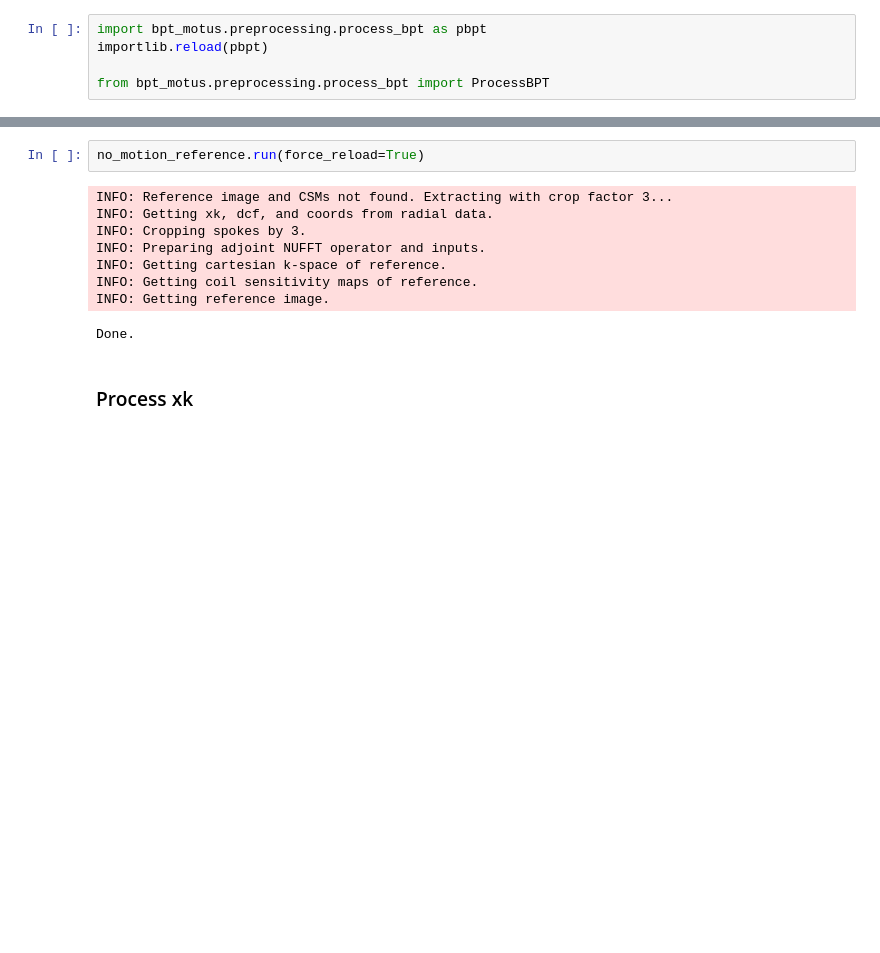
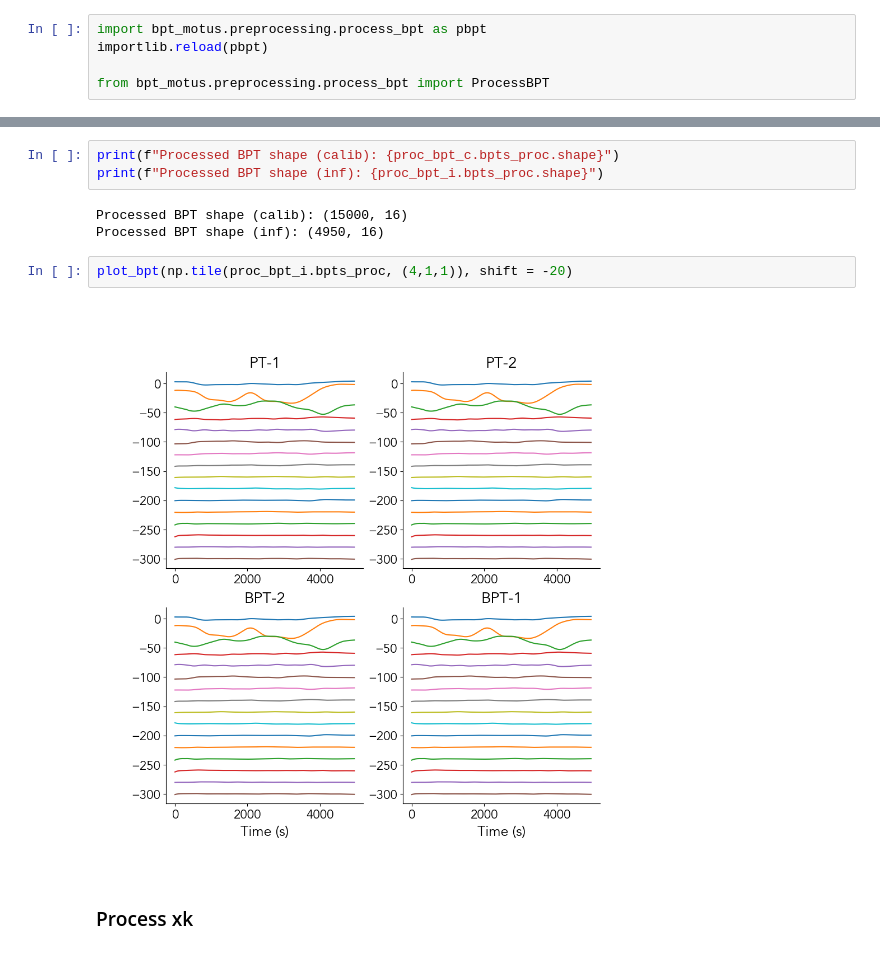
Before and after one commit to mikgroup/nonrigid-motion-bpt, a Jupyter notebook: examples/testing_libraries.ipynb, the cells around one changed output, grey strips where cells are left out. Cells and saved outputs as stored; diff of their text form; blank space fills up the shorter version.

```diff
--- a/examples/testing_libraries.ipynb
+++ b/examples/testing_libraries.ipynb
@@ -218,14 +236,13 @@ proc_bpt_i.run()
+# %%
+print(f"Processed BPT shape (calib): {proc_bpt_c.bpts_proc.shape}")
+print(f"Processed BPT shape (inf): {proc_bpt_i.bpts_proc.shape}")
+# %% [output]
+Processed BPT shape (calib): (15000, 16)
+Processed BPT shape (inf): (4950, 16)
 # %%
-no_motion_reference.run(force_reload=True)
+plot_bpt(np.tile(proc_bpt_i.bpts_proc, (4,1,1)), shift = -20)
 # %% [output]
-INFO: Reference image and CSMs not found. Extracting with crop factor 3...
-INFO: Getting xk, dcf, and coords from radial data.
-INFO: Cropping spokes by 3.
-INFO: Preparing adjoint NUFFT operator and inputs.
-INFO: Getting cartesian k-space of reference.
-INFO: Getting coil sensitivity maps of reference.
-INFO: Getting reference image.
-Done.
+[figure, added]
 # %% [markdown]
 ### Process xk
 # %% [markdown]
```
Also changed, not shown: parts of 25 cells of this notebook, 4 other files.
